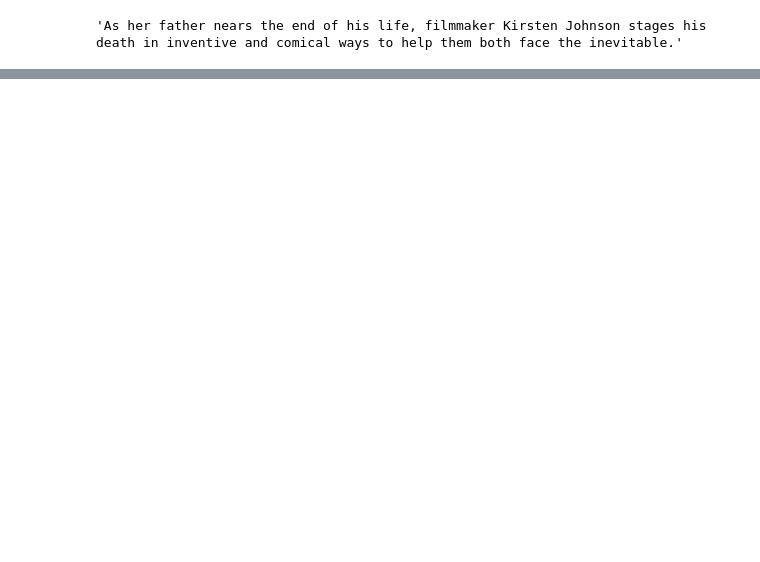
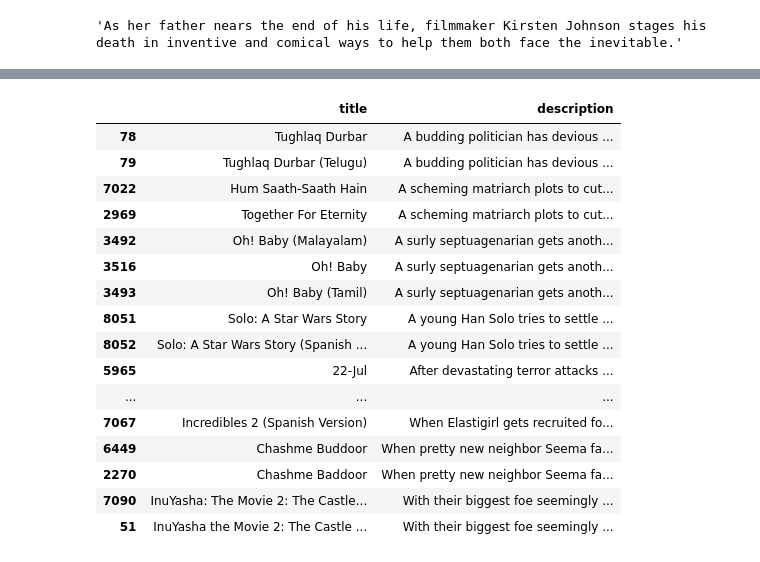
Before and after one commit to MasterExecuson/Data-Science-Analytics, a Jupyter notebook: Data Analytics Hands On/Hands-on - Final Project/Hands-on - Final Project - Grupo dos Magos - Netflix Movies and TV Shows.ipynb, the cells around one changed output, grey strips where cells are left out. Saved outputs shown, nothing was run; the diff lists cells and outputs as text; code cells hidden in the pictures; blank space fills up the shorter version.

```diff
--- a/Data Analytics Hands On/Hands-on - Final Project/Hands-on - Final Project - Grupo dos Magos - Netflix Movies and TV Shows.ipynb
+++ b/Data Analytics Hands On/Hands-on - Final Project/Hands-on - Final Project - Grupo dos Magos - Netflix Movies and TV Shows.ipynb
@@ -46,0 +105,6 @@ df.head()['description'][0]
+# %%
+print("Podemos notar que através da análise que temos viversas linhas repetidas poucas vezes.\
+       Se tratam de 27 comentários diferentes com repetições variadas de 4 a 2 instâncias.")
+df_grouped = df[['show_id','description']].groupby(by='description').count().sort_values(by='show_id',ascending=False)
+repeated_comments = df_grouped[df_grouped['show_id'] > 1]
+print(repeated_comments.count())
@@ -46,0 +115,2 @@ df.head()['description'][0]
+# %%
+repeated_df = df[df['description'].isin(repeated_comments.index)]
@@ -46,0 +135,20 @@ df.head()['description'][0]
+# %%
+repeated_df[['title','description']].sort_values(by='description')
+# %% [output]
+|  | title | description |
+| 78 | Tughlaq Durbar | A budding politician has devious ... |
+| 79 | Tughlaq Durbar (Telugu) | A budding politician has devious ... |
+| 7022 | Hum Saath-Saath Hain | A scheming matriarch plots to cut... |
+| 2969 | Together For Eternity | A scheming matriarch plots to cut... |
+| 3492 | Oh! Baby (Malayalam) | A surly septuagenarian gets anoth... |
+| 3516 | Oh! Baby | A surly septuagenarian gets anoth... |
+| 3493 | Oh! Baby (Tamil) | A surly septuagenarian gets anoth... |
+| 8051 | Solo: A Star Wars Story | A young Han Solo tries to settle ... |
+| 8052 | Solo: A Star Wars Story (Spanish ... | A young Han Solo tries to settle ... |
+| 5965 | 22-Jul | After devastating terror attacks ... |
+| ... | ... | ... |
+| 7067 | Incredibles 2 (Spanish Version) | When Elastigirl gets recruited fo... |
+| 6449 | Chashme Buddoor | When pretty new neighbor Seema fa... |
+| 2270 | Chashme Baddoor | When pretty new neighbor Seema fa... |
+| 7090 | InuYasha: The Movie 2: The Castle... | With their biggest foe seemingly ... |
+| 51 | InuYasha the Movie 2: The Castle ... | With their biggest foe seemingly ... |
```
Also changed, not shown: parts of 10 cells of this notebook.
